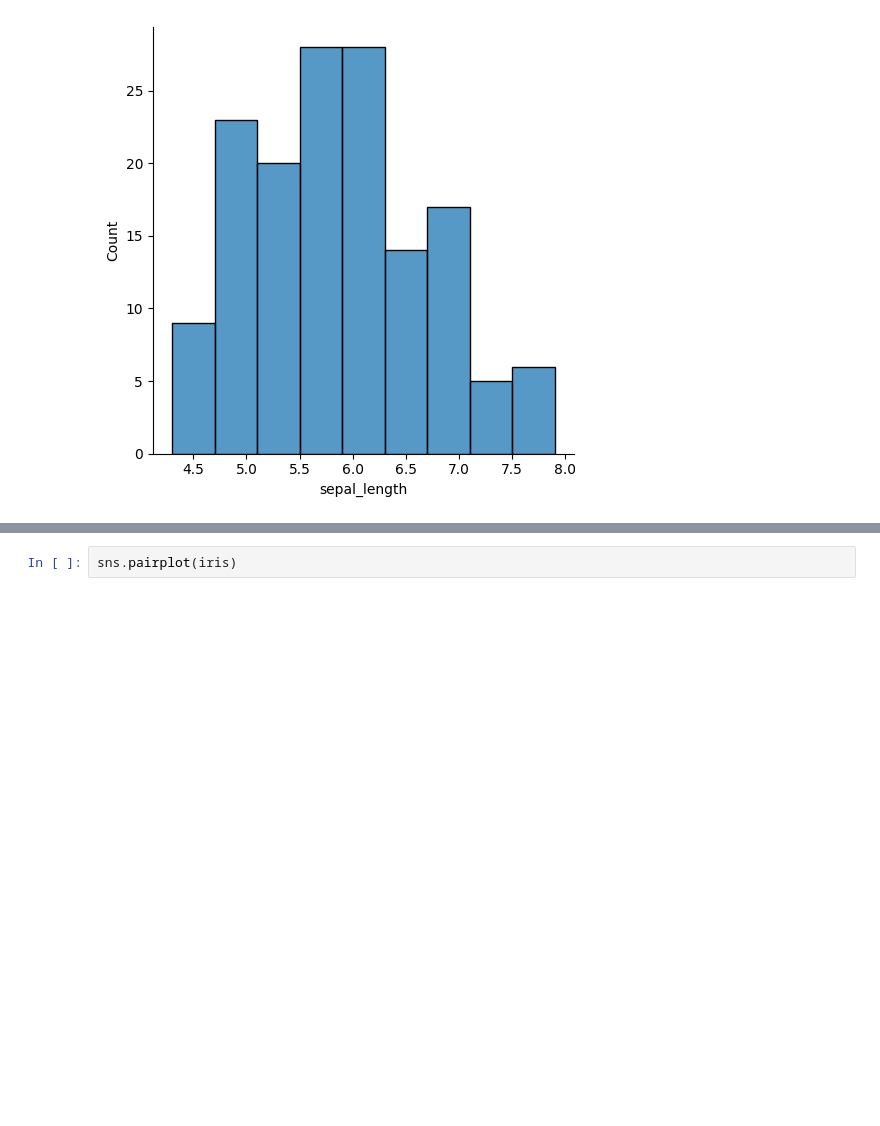
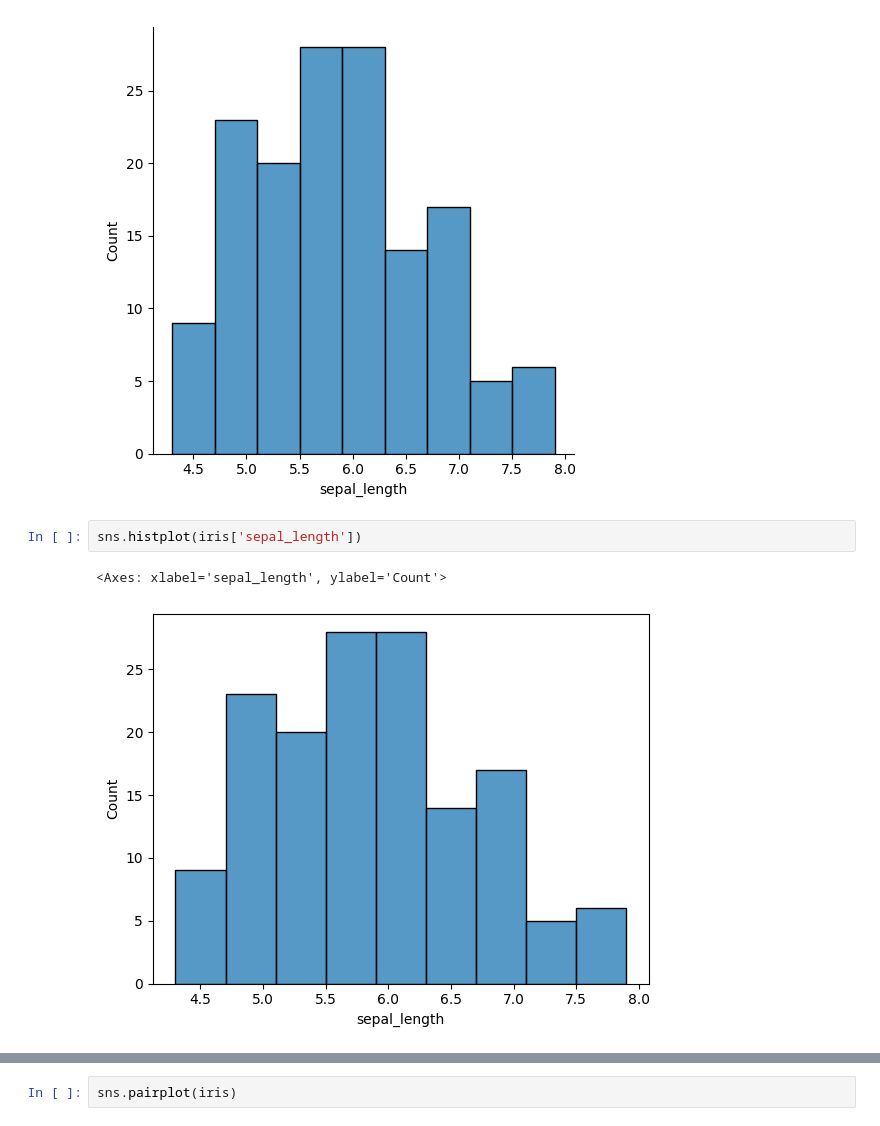
Before and after one commit to pank3004/Codes_Written_By_Me_Short_Notes, a Jupyter notebook: 2.ML Toolbox/2. Numpy and Visualization/5.Seaborn.ipynb, the cells around one changed output, grey strips where cells are left out. Cells and saved outputs as stored; diff of their text form; blank space fills up the shorter version.

```diff
--- a/2.ML Toolbox/2. Numpy and Visualization/5.Seaborn.ipynb
+++ b/2.ML Toolbox/2. Numpy and Visualization/5.Seaborn.ipynb
@@ -89,3 +89,8 @@ sns.displot(iris['sepal_length'])        # just like hist in matplotlib
 # %% [output]
 <seaborn.axisgrid.FacetGrid at 0x...>
 [figure]
+# %%
+sns.histplot(iris['sepal_length'])
+# %% [output]
+<Axes: xlabel='sepal_length', ylabel='Count'>
+[figure, added]
```
Also changed, not shown: parts of 6 cells of this notebook.
